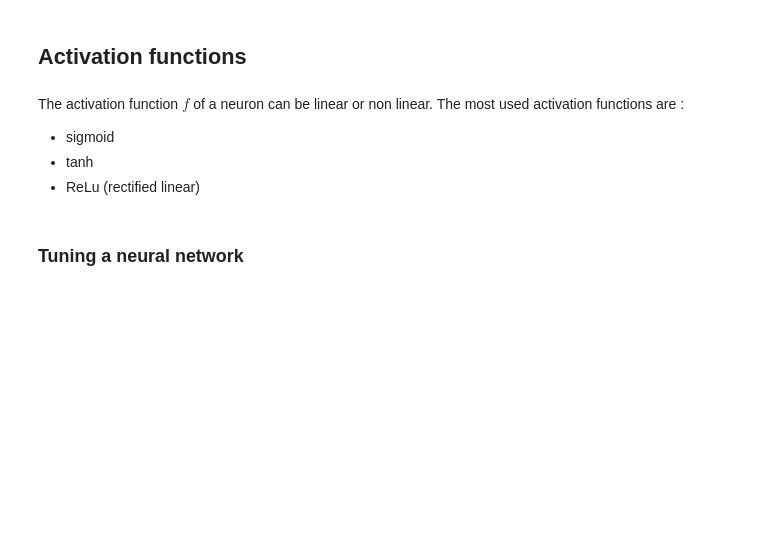
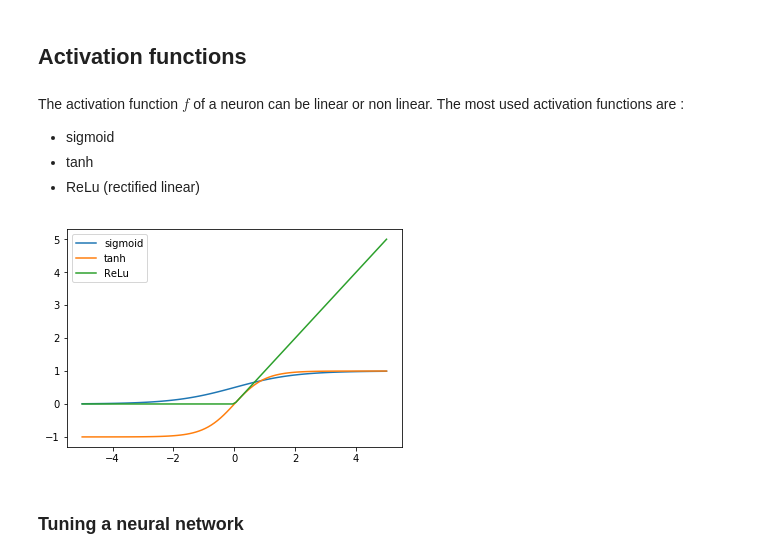
Before and after one commit to RaphaelChevasson/data-analysis, a Jupyter notebook: session-4/session-4.ipynb, the cells around one changed output. Cells and saved outputs as stored; diff of their text form; code cells hidden in the pictures; blank space fills up the shorter version.

```diff
--- a/session-4/session-4.ipynb
+++ b/session-4/session-4.ipynb
@@ -67,20 +195,25 @@ The activation function $f$ of a neuron can be linear or non linear. The most us
 # %%
 # using the example for sigmoid, plot the representation of
 # tanh and ReLu on the same graph. ReLu is defined as :
 # ReLu(x) = max(0, x)
 
 import numpy as np
 import matplotlib.pyplot as plt
 def sigmoid(x):
     return 1 / (1 + np.exp(-x))
+def relu(x):
+    return [max(0, a) for a in x]
 
 x = np.linspace(-5, 5, 100)
-sigmoid_x = sigmoid(x)
 
 figure = plt.figure()
-plt.plot(x, sigmoid_x, label="sigmoid")
+plt.plot(x, sigmoid(x), label="sigmoid")
+plt.plot(x, np.tanh(x), label="tanh")
+plt.plot(x, relu(x), label="ReLu")
 plt.legend()
 plt.show()
+# %% [output]
+[figure, added]
 # %% [markdown]
 ### Tuning a neural network
 # %%
```
Also changed, not shown: parts of 18 cells of this notebook, 2 other files.
